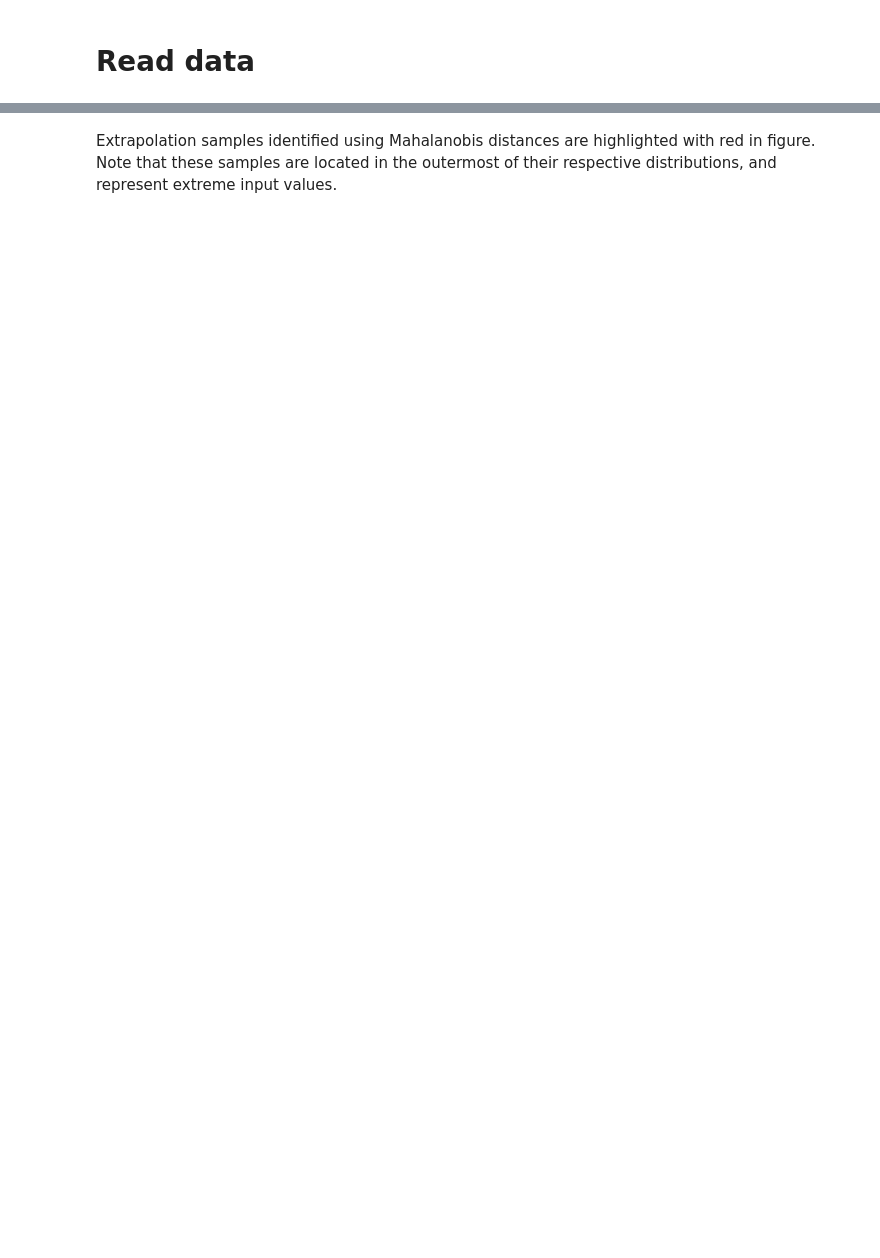
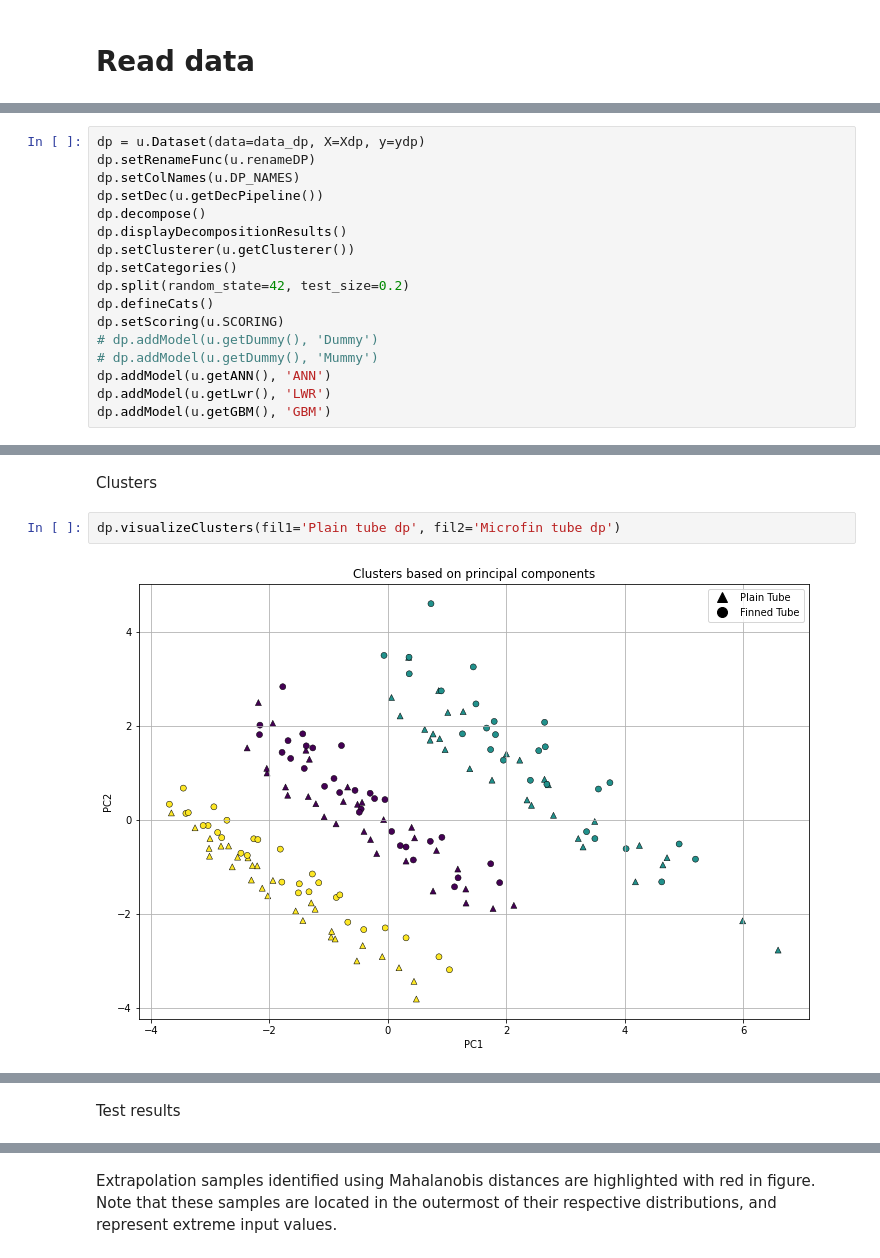
Before and after one commit to sukruc/htp-dp, a Jupyter notebook: notebook/hTP.ipynb, the cells around one changed output, grey strips where cells are left out. Cells and saved outputs as stored; diff of their text form; blank space fills up the shorter version.

```diff
--- a/notebook/hTP.ipynb
+++ b/notebook/hTP.ipynb
@@ -1368,0 +248,17 @@ plt.title("Input variables in PCA space");
+# %%
+dp = u.Dataset(data=data_dp, X=Xdp, y=ydp)
+dp.setRenameFunc(u.renameDP)
+dp.setColNames(u.DP_NAMES)
+dp.setDec(u.getDecPipeline())
+dp.decompose()
+dp.displayDecompositionResults()
+dp.setClusterer(u.getClusterer())
+dp.setCategories()
+dp.split(random_state=42, test_size=0.2)
+dp.defineCats()
+dp.setScoring(u.SCORING)
+# dp.addModel(u.getDummy(), 'Dummy')
+# dp.addModel(u.getDummy(), 'Mummy')
+dp.addModel(u.getANN(), 'ANN')
+dp.addModel(u.getLwr(), 'LWR')
+dp.addModel(u.getGBM(), 'GBM')
@@ -1368,0 +307,6 @@ plt.title("Input variables in PCA space");
+# %% [markdown]
+Clusters
+# %%
+dp.visualizeClusters(fil1='Plain tube dp', fil2='Microfin tube dp')
+# %% [output]
+[figure, added]
@@ -1368,0 +314,2 @@ plt.title("Input variables in PCA space");
+# %% [markdown]
+Test results
```
Also changed, not shown: parts of 196 cells of this notebook, 2 other files.
